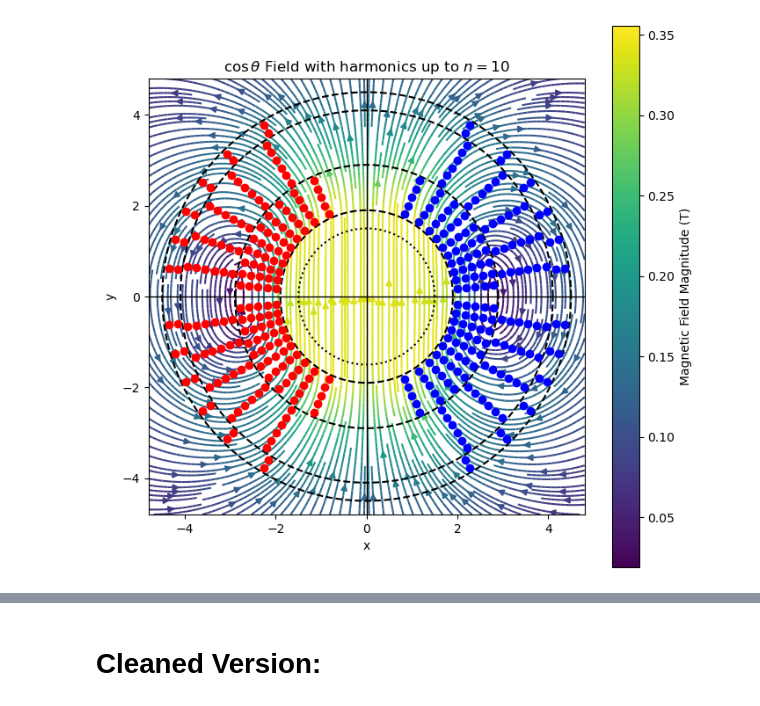
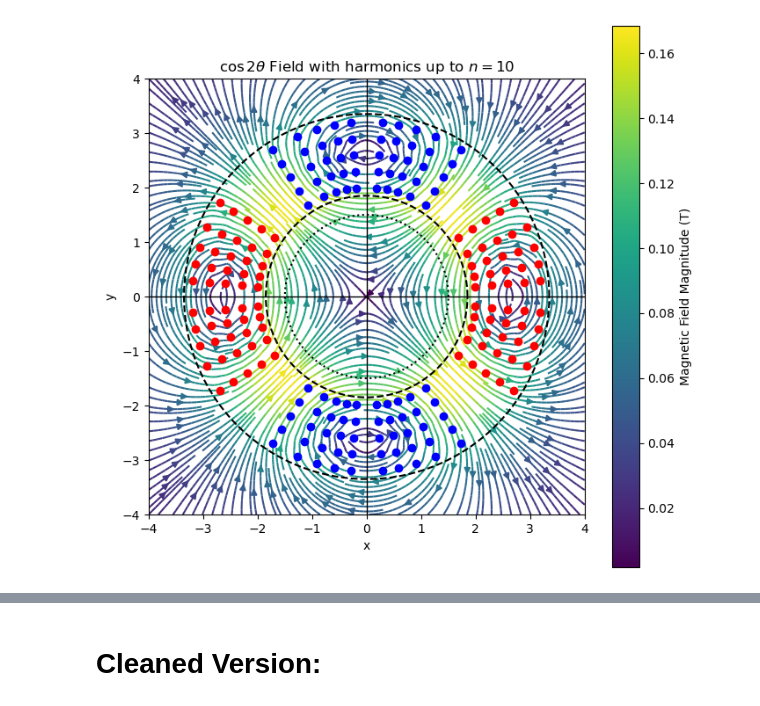
Before and after one commit to sobrienbnl/optimum-integral-design-python, a Jupyter notebook: CrossSectionNB.ipynb, the cells around one changed output, grey strips where cells are left out. Cells and saved outputs as stored; diff of their text form; code cells hidden in the pictures.

```diff
--- a/CrossSectionNB.ipynb
+++ b/CrossSectionNB.ipynb
@@ -1,4 +1,5 @@
 # %%
+%%time
 import numpy as np
 from iminuit import Minuit
 from iminuit.cost import UnbinnedNLL
@@ -25,12 +26,14 @@ ref_rad = 1.5
 # Aperture radius:
 r0 = 2
 # Radial spacing between conductors
-dr = 0.2
+dr = 0.3
 # Inner wall radius
 inner_radius = r0 - dr/2
+# The type of magnet: 1=Dipole, 2=Quardupole, 3=Sextupole, etc.
+mag_type = 2
 
 # Number of "wires" in each layer section (cable)
-n_radial = [5, 6, 2]
+n_radial = [5]
 # First layer radius:
 outer_radius = (r0 + (n_radial[0] - 1) * dr) + dr/2
 
@@ -40,7 +43,7 @@ num_conductors_per_quad = 10
 num_conductors_per_quad_layer_2 = 5
 """
 # A list of the numbers of conductors in each layer:
-num_cond_quad = [10, 5, 6] # Rename to "cables"
+num_cond_quad = [10] # Rename to "cables"
 
 """
 num_conductors = num_conductors_per_quad*4
@@ -75,9 +78,11 @@ layer_3_rad = inner_radius + 3*(outer_radius-inner_radius)
 
 def B_harm(x, y, x_a, y_a, I):
     # Position of the conductor
-    a = np.sqrt(x_a**2 + y_a**2)
+    #a = np.sqrt(x_a**2 + y_a**2)
+    a = np.hypot(x_a, y_a)
     # Position of field measurement
-    r = np.sqrt(x**2 + y**2)
+    #r = np.sqrt(x**2 + y**2)
+    r = np.hypot(x, y)
 
     # Angle between a and y=0
     phi = np.arctan2(y_a, x_a)
@@ -124,30 +129,66 @@ u1 = np.linspace(0, 1, num_cond_quad[0] + 2)[1:-1]
 u2 = np.linspace(0, 1, num_cond_quad[1] + 2)[1:-1]
 """
 
-def theta_list_maker(u):
-    # Inverse CDF: arcsin(2u - 1) maps uniform u to theta
-    theta_right = np.arcsin(u)         # Density function for 1st quadrant, from [0, pi]
+"""
+def theta_list_maker(u, mag_type):
+    if mag_type == 1: # Dipole
+        theta_right = np.arcsin(u) # Density function for 1st quadrant, from [0, pi]
+    elif mag_type == 2: # Quadrupole
+        theta_right = 0.5 * np.arcsin(2 * u)
+    else:
+        pass
+
     theta_left = np.pi - theta_right           # Reflect to left side for symmetry
     theta_bot_left = (-1)*theta_left # To reflect polor coords: (r, theta) -> (r, -theta)
     theta_bot_right = (-1)*theta_right
 
     theta_list = np.sort(np.concatenate([theta_right, theta_left, theta_bot_left, theta_bot_right]))
     return theta_list
+"""
+def theta_list_maker(u, mag_type):
+    # ensure array + safe domain for arcsin
+    #u = np.asarray(u, dtype=float)
+    #eps = np.finfo(float).eps
+    #u = np.clip(u, 0.0 + eps, 1.0 - eps)
+
+    if mag_type == 1:  # Dipole:
+        theta_right = np.arcsin(u)
+
+    elif mag_type == 2:  # Quadrupole:
+        theta_right = np.empty_like(u)
+
+        # Split into lower and upper halves of the CDF
+        lower_half = (u <= 0.5)
+        upper_half = ~lower_half
+
+        # Map u -> θ for each region
+        theta_right[lower_half] = 0.5 * np.arcsin(2 * u[lower_half])
+        theta_right[upper_half] = 0.5 * np.pi -0.5 * np.arcsin(2 * (1 - u[upper_half]))
+
+    else:
+        raise ValueError("mag_type must be 1 (dipole), 2 (quadrupole), or 3 (sextupole).")
+
+    # Mirror to other quadrants
+    theta_left      = np.pi - theta_right
+    theta_bot_left  = -theta_left
+    theta_bot_right = -theta_right
+
+    theta_list = np.sort(np.concatenate([theta_right, theta_left, theta_bot_left, theta_bot_right]))
+    return theta_list
+
+
 
 # Creates a master list of the theta distributions for each layer:
 parent_theta_list = []
 for i in range(len(u_list)):
-    parent_theta_list.append(theta_list_maker(u_list[i]))
+    parent_theta_list.append(theta_list_maker(u_list[i], mag_type))
 
 """
 thet_1 = theta_list_maker(u1)
 thet_2 = theta_list_maker(u2)
 """
 
-################# ISSUE IS HERE IN RADII DEFINITION ########################
-
 # Determines the position of the conductors from the given angles
-# For the first required layer: (This is correct)
 """
 layer_radii = []
 
@@ -184,15 +225,23 @@ def wire_params(theta_list, radii_list):
             x = r * np.cos(theta)
             y = r * np.sin(theta)
 
-            # Determine current direction by quadrant
-            if x > 0:
-                current = (-1)*I0  # Q1 & Q4 (right side)
-            elif x < 0:
-                current = I0   # Q2 & Q3 (left side)
+            if mag_type == 1:  # Dipole
+                current = -I0 if x > 0 else (I0 if x < 0 else 0)
+
+            elif mag_type == 2:  # Quadrupole (+ on ±x, − on ±y)
+                c = np.cos(2 * theta)
+                current = I0 if c > 0 else (-I0 if c < 0 else 0)
+
+            elif mag_type == 3:  # Sextupole: alternate every 60° via cos(3θ)
+                c = np.cos(3 * theta)
+                current = I0 if c > 0 else (-I0 if c < 0 else 0)
+
             else:
-                current = 0  # Edge case
+                raise ValueError("mag_type must be 1 (dipole), 2 (quadrupole), or 3 (sextupole).")
+
             wire_params.append((x, y, current))
     return wire_params
+
 
 # Make a wire params parent list via looping here
 """
@@ -210,8 +259,8 @@ for i in range(len(layer_radii)):
 # bounds = [ x min & max, y min & max ]
 # Used for both field calculation and plotting to minimize computation
 
-bounds = [ [-4.8, 4.8],
-           [-4.8, 4.8]
+bounds = [ [-4, 4],
+           [-4, 4]
          ]
 
 # Automatically set bounds to allow viewing of all layers
@@ -247,7 +296,8 @@ for x0, y0, I in wire_params_2:
 """
 
 # Total B-field magnitudes are computed
-B_mag = np.sqrt(Bx_total**2 + By_total**2)
+#B_mag = np.sqrt(Bx_total**2 + By_total**2)
+B_mag = np.hypot(Bx_total, By_total)
 
 ####################################################################################
 # Plotting
@@ -325,7 +375,7 @@ plt.xlim(bounds[0][0], bounds[0][1])
 plt.ylim(bounds[1][0], bounds[1][1])
 plt.xlabel("x")
 plt.ylabel("y")
-plt.title(f"$\\cos \\theta$ Field with harmonics up to $n=${n_max}")
+plt.title(f"$\\cos {mag_type}\\theta$ Field with harmonics up to $n=${n_max}")
 plt.show()
 
 print(inner_radius)
@@ -337 +385 @@ print(outer_radius)
-[figure, old version]
+[figure, new version]
```
Also changed, not shown: parts of 4 cells of this notebook.
